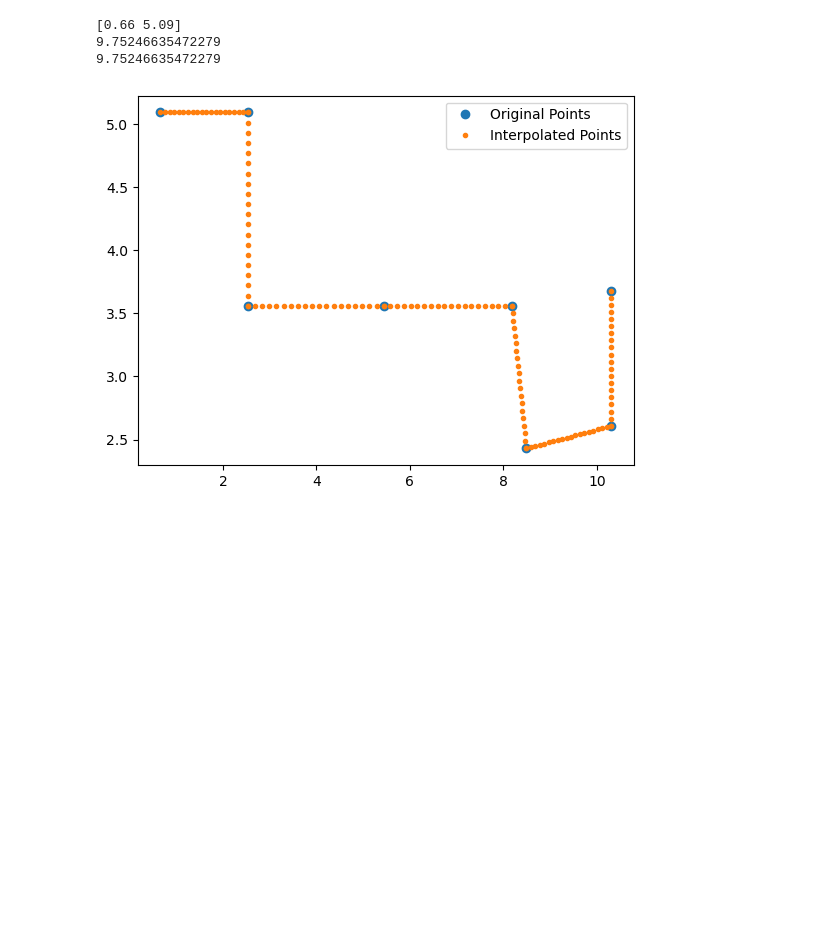
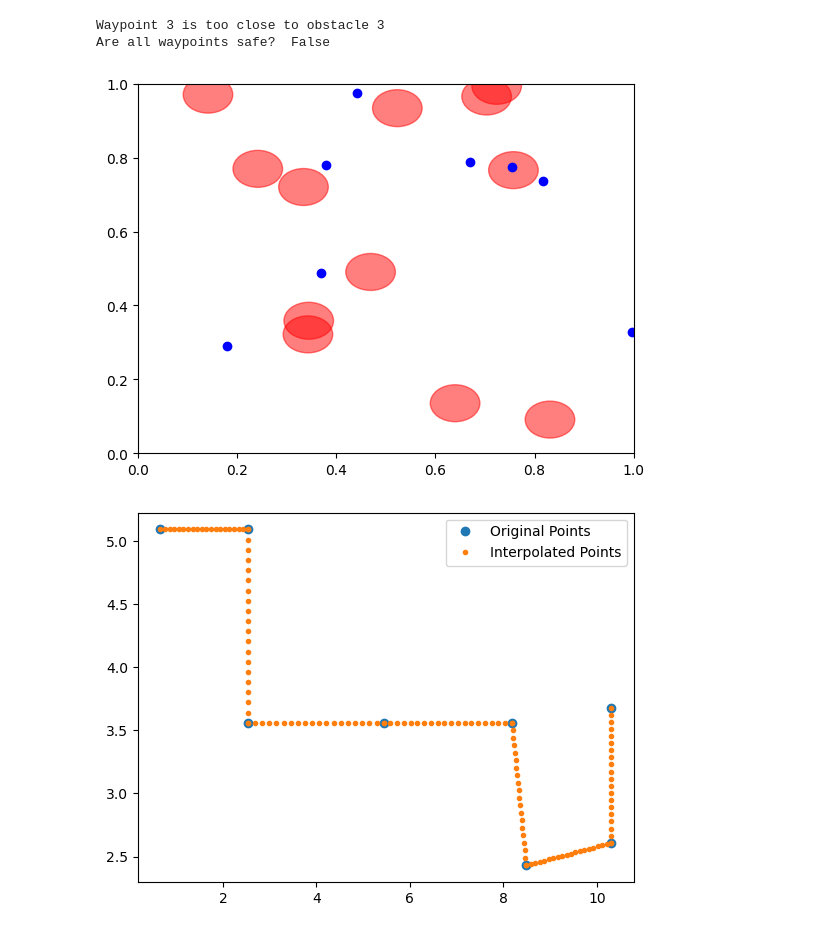
Before and after one commit to SpartanTan/RL-everything, a Jupyter notebook: torh_tutorial/numpy.ipynb, the cells around one changed output. Saved outputs shown, nothing was run; the diff lists cells and outputs as text; code cells hidden in the pictures; blank space fills up the shorter version.

```diff
--- a/torh_tutorial/numpy.ipynb
+++ b/torh_tutorial/numpy.ipynb
@@ -3,16 +3,43 @@ import numpy as np
 # %%
 import math
 import bisect
-# %%
-init_state = np.array([0.66, 5.09, 0.0], dtype=float)
-goal = np.array([10.31, 3.68], dtype=float)
-print(init_state[:2])
-print(np.linalg.norm(init_state[:2] - goal))
-print(np.sqrt((init_state[0]-goal[0])**2 + (init_state[1]-goal[1])**2))
-# %% [output]
-[0.66 5.09]
-9.75246635472279
-9.75246635472279
+# %%
+import numpy as np
+import matplotlib.pyplot as plt
+
+def check_distances(obstacles, waypoints):
+    for i in range(waypoints.shape[0]):
+        for j in range(obstacles.shape[0]):
+            dist = np.sqrt((waypoints[i, 0] - obstacles[j, 0])**2 + (waypoints[i, 1] - obstacles[j, 1])**2)
+            if dist < 0.05:
+                print(f"Waypoint {i} is too close to obstacle {j}")
+                return False
+    return True
+
+def plot_points(obstacles, waypoints):
+    fig, ax = plt.subplots()
+
+    for obs in obstacles:
+        circle = plt.Circle((obs[0], obs[1]), 0.05, color='r', alpha=0.5)
+        plt.gca().add_patch(circle)
+        # ax.add_artist(circle)
+    ax.scatter(waypoints[:,0], waypoints[:,1], color='b')
+
+    ax.set_xlim([0, 1])
+    ax.set_ylim([0, 1])
+    plt.show()
+
+obstacles = np.random.rand(12,3)  # replace with your actual data
+waypoints = np.random.rand(8,2)  # replace with your actual data
+
+output = check_distances(obstacles, waypoints)
+print('Are all waypoints safe? ', output)
+
+plot_points(obstacles, waypoints)
+# %% [output]
+Waypoint 3 is too close to obstacle 3
+Are all waypoints safe?  False
+[figure, added]
 # %%
 import numpy as np
 import matplotlib.pyplot as plt
```
